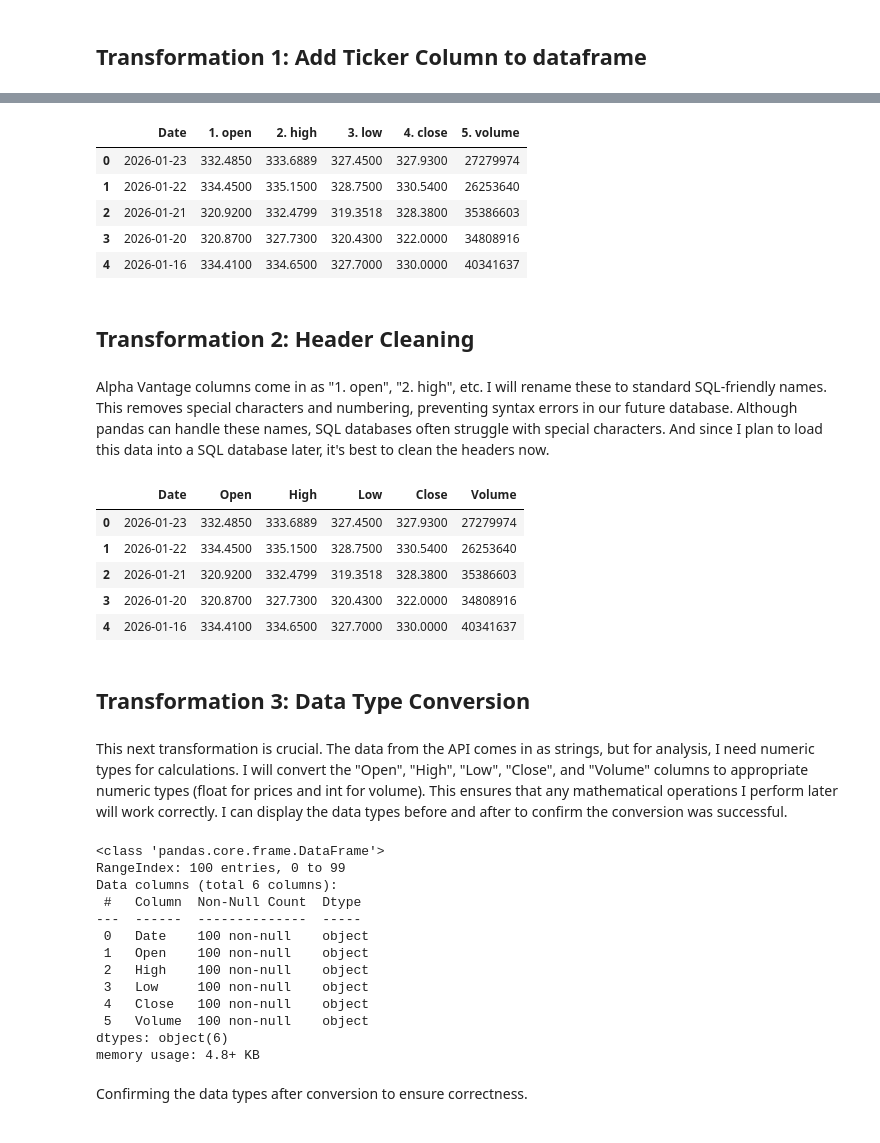
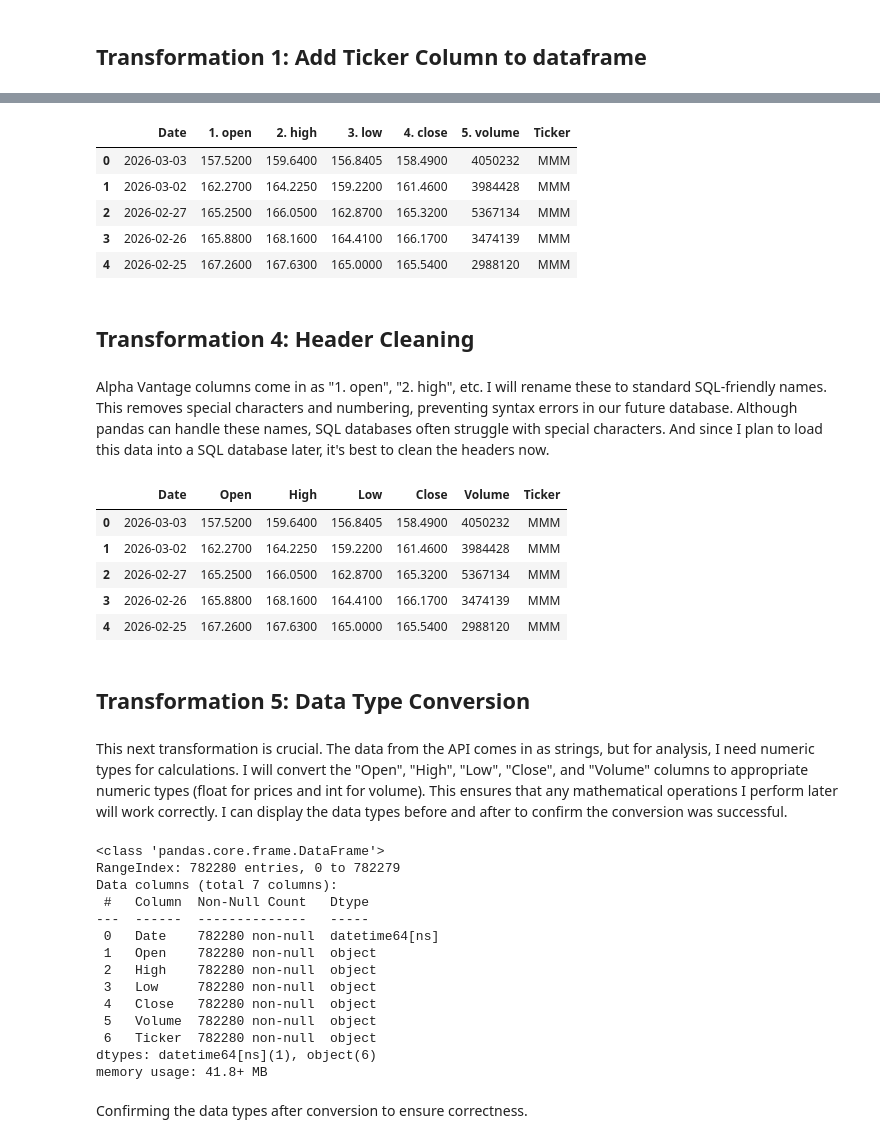
Before and after one commit to plozano0/The-Data-Wrangling-Workshop, a Jupyter notebook: Final_Project/Lozano_P_Milestone_4.ipynb, the cells around one changed output, grey strips where cells are left out. Drawn from its saved outputs; the diff is of its cells as text; code cells hidden in the pictures.

```diff
--- a/Final_Project/Lozano_P_Milestone_4.ipynb
+++ b/Final_Project/Lozano_P_Milestone_4.ipynb
@@ -33,0 +26,4 @@ api_key = "INSERT_API_KEY_HERE"
+# %%
+sp500_tickers = pd.read_pickle("Lozano_P_Milestone_3_Data.pkl")
+sp500_tickers = sp500_tickers['Ticker'].unique()
+len(list(sp500_tickers))
@@ -158,56 +157,56 @@ The API returns the date as the dataframe index. I will reset it to make "Date"
 # %%
-google_data = google_data.reset_index().rename(columns={'index': 'Date'})
-
-google_data.head()
+all_stock_data_df = pd.concat(all_stock_data, ignore_index=True)
+all_stock_data_df.head()
 # %% [output]
-|  | Date | 1. open | 2. high | 3. low | 4. close | 5. volume |
-| 0 | 2026-01-23 | 332.4850 | 333.6889 | 327.4500 | 327.9300 | 27279974 |
-| 1 | 2026-01-22 | 334.4500 | 335.1500 | 328.7500 | 330.5400 | 26253640 |
-| 2 | 2026-01-21 | 320.9200 | 332.4799 | 319.3518 | 328.3800 | 35386603 |
-| 3 | 2026-01-20 | 320.8700 | 327.7300 | 320.4300 | 322.0000 | 34808916 |
-| 4 | 2026-01-16 | 334.4100 | 334.6500 | 327.7000 | 330.0000 | 40341637 |
+|  | Date | 1. open | 2. high | 3. low | 4. close | 5. volume | Ticker |
+| 0 | 2026-03-03 | 157.5200 | 159.6400 | 156.8405 | 158.4900 | 4050232 | MMM |
+| 1 | 2026-03-02 | 162.2700 | 164.2250 | 159.2200 | 161.4600 | 3984428 | MMM |
+| 2 | 2026-02-27 | 165.2500 | 166.0500 | 162.8700 | 165.3200 | 5367134 | MMM |
+| 3 | 2026-02-26 | 165.8800 | 168.1600 | 164.4100 | 166.1700 | 3474139 | MMM |
+| 4 | 2026-02-25 | 167.2600 | 167.6300 | 165.0000 | 165.5400 | 2988120 | MMM |
 # %% [markdown]
-## Transformation 2: Header Cleaning
+## Transformation 4: Header Cleaning
 # %% [markdown]
 Alpha Vantage columns come in as "1. open", "2. high", etc. I will rename these to standard SQL-friendly names. This removes special characters and numbering, preventing syntax errors in our future database. Although pandas can handle these names, SQL databases often struggle with special characters. And since I plan to load this data into a SQL database later, it's best to clean the headers now.
 # %%
 # Removing special characters and renaming columns to standard names
-google_data = google_data.rename(columns={
+all_stock_data_df = all_stock_data_df.rename(columns={
     '1. open': 'Open',
     '2. high': 'High',
     '3. low': 'Low',
     '4. close': 'Close',
     '5. volume': 'Volume'
 })
 
-google_data.head()
+all_stock_data_df.head()
 # %% [output]
-|  | Date | Open | High | Low | Close | Volume |
-| 0 | 2026-01-23 | 332.4850 | 333.6889 | 327.4500 | 327.9300 | 27279974 |
-| 1 | 2026-01-22 | 334.4500 | 335.1500 | 328.7500 | 330.5400 | 26253640 |
-| 2 | 2026-01-21 | 320.9200 | 332.4799 | 319.3518 | 328.3800 | 35386603 |
-| 3 | 2026-01-20 | 320.8700 | 327.7300 | 320.4300 | 322.0000 | 34808916 |
-| 4 | 2026-01-16 | 334.4100 | 334.6500 | 327.7000 | 330.0000 | 40341637 |
+|  | Date | Open | High | Low | Close | Volume | Ticker |
+| 0 | 2026-03-03 | 157.5200 | 159.6400 | 156.8405 | 158.4900 | 4050232 | MMM |
+| 1 | 2026-03-02 | 162.2700 | 164.2250 | 159.2200 | 161.4600 | 3984428 | MMM |
+| 2 | 2026-02-27 | 165.2500 | 166.0500 | 162.8700 | 165.3200 | 5367134 | MMM |
+| 3 | 2026-02-26 | 165.8800 | 168.1600 | 164.4100 | 166.1700 | 3474139 | MMM |
+| 4 | 2026-02-25 | 167.2600 | 167.6300 | 165.0000 | 165.5400 | 2988120 | MMM |
 # %% [markdown]
-## Transformation 3: Data Type Conversion
+## Transformation 5: Data Type Conversion
 # %% [markdown]
 This next transformation is crucial. The data from the API comes in as strings, but for analysis, I need numeric types for calculations. I will convert the "Open", "High", "Low", "Close", and "Volume" columns to appropriate numeric types (float for prices and int for volume). This ensures that any mathematical operations I perform later will work correctly. I can display the data types before and after to confirm the conversion was successful.
 # %%
-google_data.info()
+all_stock_data_df.info()
 # %% [output]
 <class 'pandas.core.frame.DataFrame'>
-RangeIndex: 100 entries, 0 to 99
-Data columns (total 6 columns):
- #   Column  Non-Null Count  Dtype
----  ------  --------------  -----
- 0   Date    100 non-null    object
- 1   Open    100 non-null    object
- 2   High    100 non-null    object
- 3   Low     100 non-null    object
- 4   Close   100 non-null    object
- 5   Volume  100 non-null    object
-dtypes: object(6)
-memory usage: 4.8+ KB
+RangeIndex: 782280 entries, 0 to 782279
+Data columns (total 7 columns):
+ #   Column  Non-Null Count   Dtype
+---  ------  --------------   -----
+ 0   Date    782280 non-null  datetime64[ns]
+ 1   Open    782280 non-null  object
+ 2   High    782280 non-null  object
+ 3   Low     782280 non-null  object
+ 4   Close   782280 non-null  object
+ 5   Volume  782280 non-null  object
+ 6   Ticker  782280 non-null  object
+dtypes: datetime64[ns](1), object(6)
+memory usage: 41.8+ MB
 # %%
 # Converting columns to numeric types
 cols_to_convert = ['Open', 'High', 'Low', 'Close', 'Volume']
```
Also changed, not shown: parts of 37 cells of this notebook, 1 other file.
